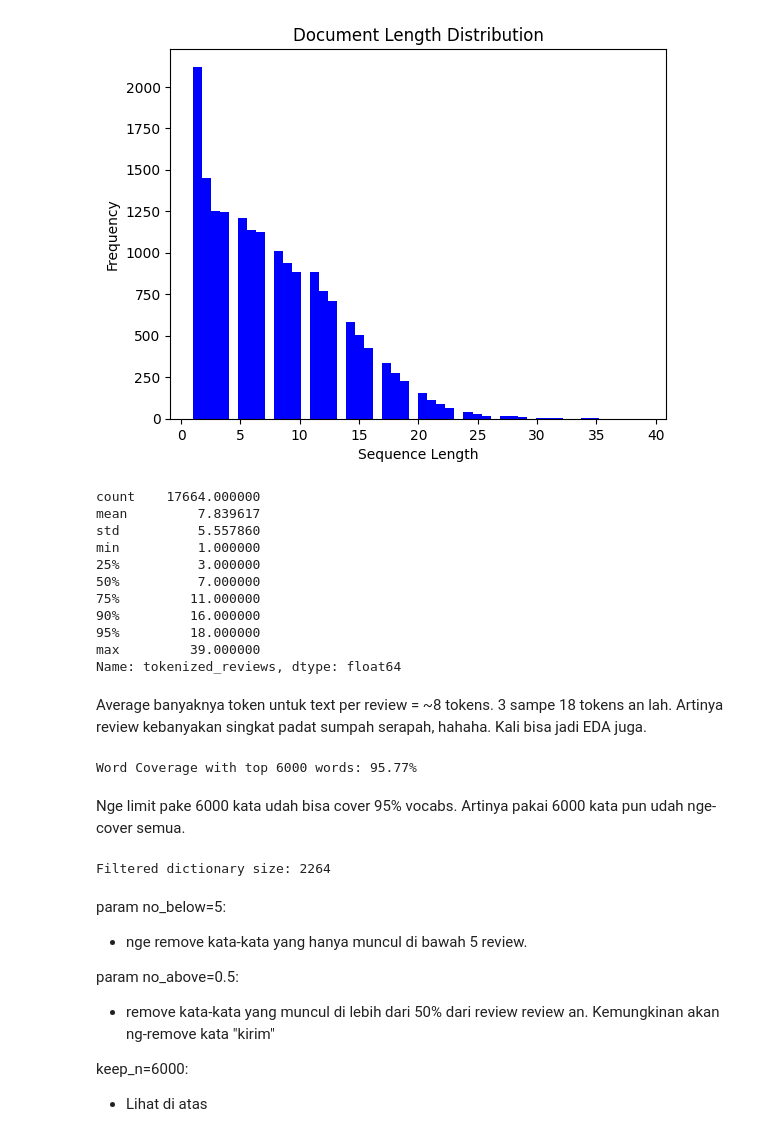
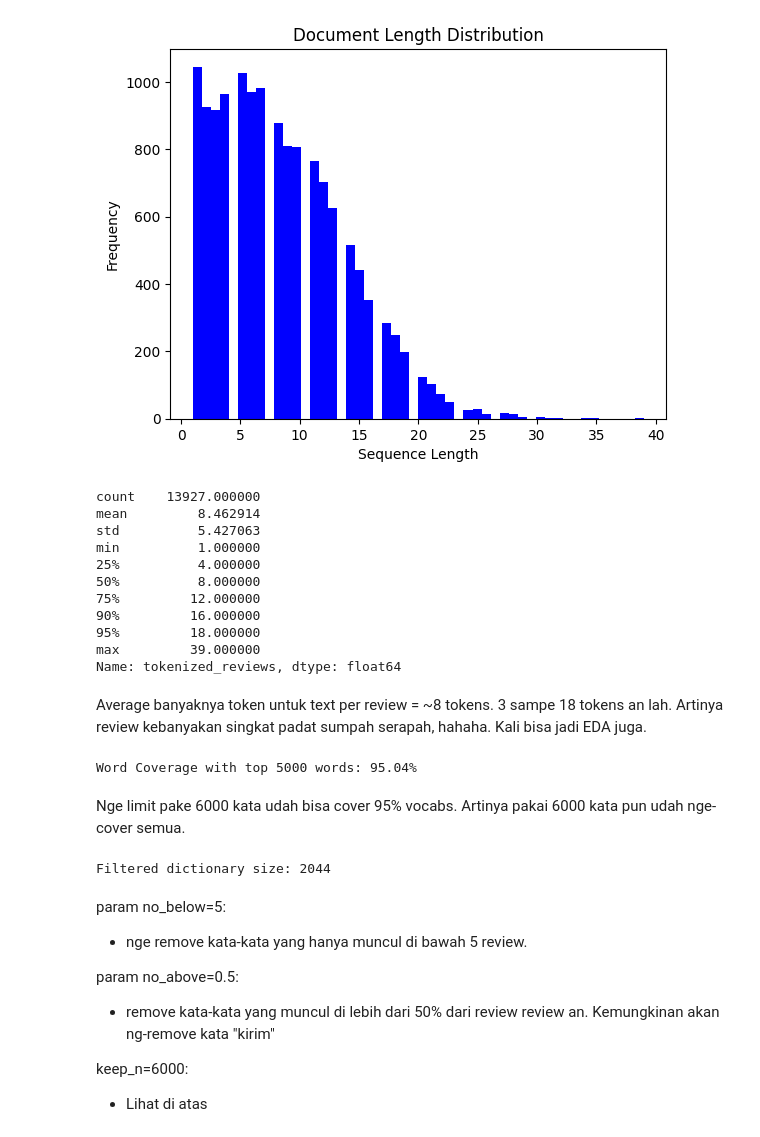
Before and after one commit to Radenaz/sandbox_textprepro, a Jupyter notebook: test_modelin.ipynb, the cells around one changed output. Drawn from its saved outputs; the diff is of its cells as text; code cells hidden in the pictures.

```diff
--- a/test_modelin.ipynb
+++ b/test_modelin.ipynb
@@ -59,3 +63,6 @@ dtypes: int64(1), object(5)
 memory usage: 828.1+ KB
 # %%
 modeling_df = df.copy()
+# %%
+jelek_modeling = modeling_df.query("rating <= 3" )
+bagus_modeling = modeling_df.query("rating >= 4")
@@ -62,6 +79,6 @@ modeling_df = df.copy()
 # %%
 # Ensure the 'processed_reviews' column is treated as string
-modeling_df['processed_reviews'] = modeling_df['processed_reviews'].astype(str)
+jelek_modeling['processed_reviews'] = jelek_modeling['processed_reviews'].astype(str)
 
 # Tokenize the processed_reviews column
-modeling_df['tokenized_reviews'] = modeling_df['processed_reviews'].apply(word_tokenize)
+jelek_modeling['tokenized_reviews'] = jelek_modeling['processed_reviews'].apply(word_tokenize)
@@ -120,24 +148,24 @@ plt.show()
 # %%
-sequence_lengths = modeling_df['tokenized_reviews'].apply(len)
+sequence_lengths = jelek_modeling['tokenized_reviews'].apply(len)
 
 # Plot sequence length distribution
 plt.hist(sequence_lengths, bins=50, color='blue')
 plt.xlabel('Sequence Length')
 plt.ylabel('Frequency')
 plt.title('Document Length Distribution')
 plt.show()
 
 # Print descriptive stats
 print(sequence_lengths.describe(percentiles=[0.25, 0.5, 0.75, 0.90, 0.95]))
 # %% [output]
-[figure, old version]
+[figure, new version]
-count    17664.000000
-mean         7.839617
-std          5.557860
+count    13927.000000
+mean         8.462914
+std          5.427063
 min          1.000000
-25%          3.000000
-50%          7.000000
-75%         11.000000
+25%          4.000000
+50%          8.000000
+75%         12.000000
 90%         16.000000
 95%         18.000000
 max         39.000000
@@ -145,18 +173,18 @@ Name: tokenized_reviews, dtype: float64
 # %% [markdown]
 Average banyaknya token untuk text per review = ~8 tokens. 3 sampe 18 tokens an lah. Artinya review kebanyakan singkat padat sumpah serapah, hahaha. Kali bisa jadi EDA juga.
 # %%
-top_n = 6000  # Adjust berdasarkan "Cumulative Word Frequency Distribution"
+top_n = 5000  # Adjust berdasarkan "Cumulative Word Frequency Distribution"
 word_coverage = sum([freq for _, freq in sorted_word_counts[:top_n]]) / sum(word_frequencies)
 print(f"Word Coverage with top {top_n} words: {word_coverage:.2%}")
 # %% [output]
-Word Coverage with top 6000 words: 95.77%
+Word Coverage with top 5000 words: 95.04%
 # %% [markdown]
 Nge limit pake 6000 kata udah bisa cover 95% vocabs. Artinya pakai 6000 kata pun udah nge-cover semua.
 # %%
-dictionary.filter_extremes(no_below=5, no_above=0.5, keep_n=6000)
+dictionary.filter_extremes(no_below=5, no_above=0.5, keep_n=5000)
 print(f"Filtered dictionary size: {len(dictionary)}")
 # %% [output]
-Filtered dictionary size: 2264
+Filtered dictionary size: 2044
 # %% [markdown]
 param no_below=5:
 - nge remove kata-kata yang hanya muncul di bawah 5 review.
```
Also changed, not shown: parts of 18 cells of this notebook, 4 other files.
